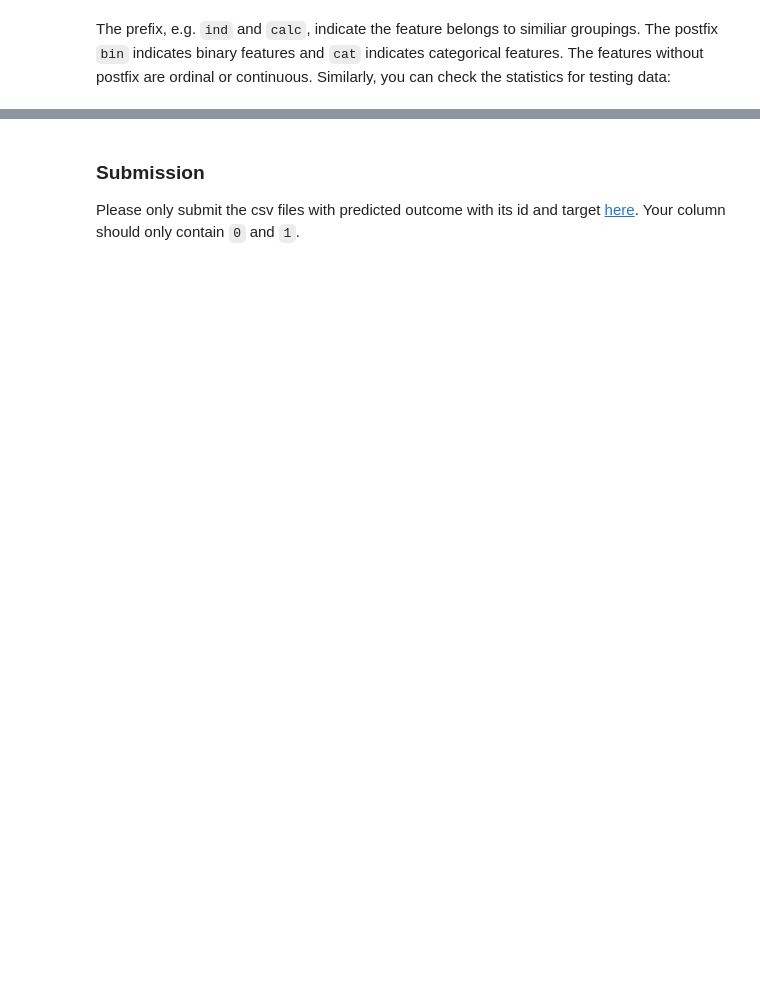
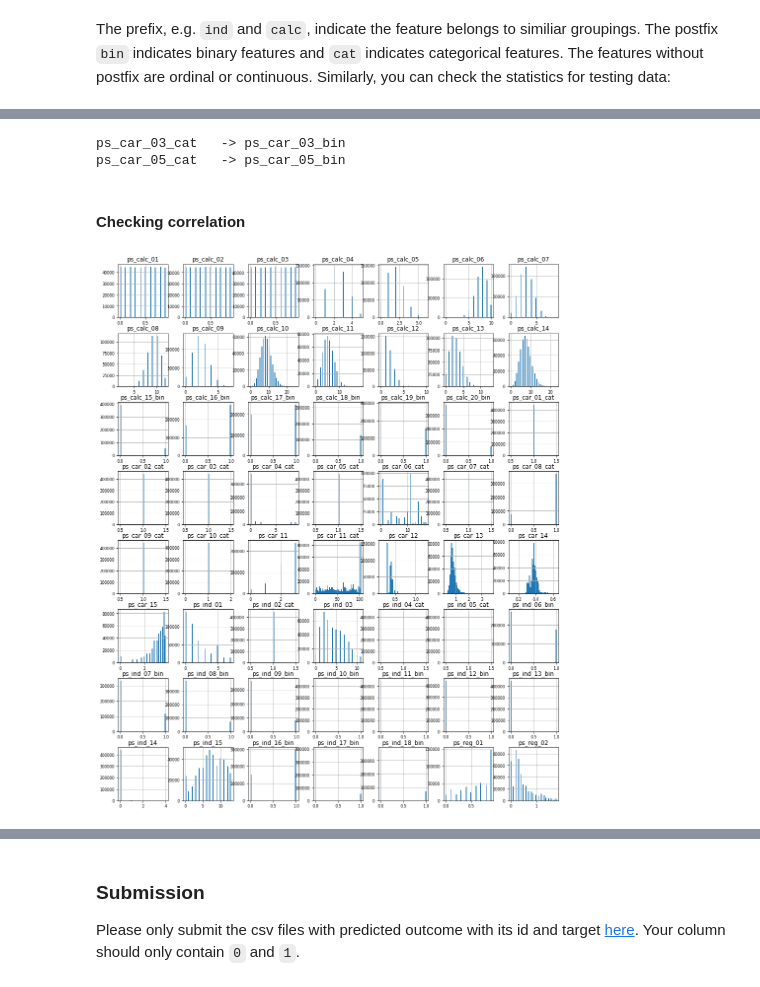
Before and after one commit to dankunis/ML2020UIBK, a Jupyter notebook: Project_ML2020.ipynb, the cells around one changed output, grey strips where cells are left out. Cells and saved outputs as stored; diff of their text form; code cells hidden in the pictures; blank space fills up the shorter version.

```diff
--- a/Project_ML2020.ipynb
+++ b/Project_ML2020.ipynb
@@ -32,10 +32,10 @@ In order to take a look at the data, you can use the `describe()` method. As you
 # %%
 # Quick load dataset and check
 import pandas as pd
-import os
+import os, sys
 running_local = True if os.getenv('JUPYTERHUB_USER') is None else False
-os.listdir('/data')
-if ~running_local:
+if not running_local:
     path = "/data/final-project-dataset/"
 else:
-    path = "./"
+    path = "./data/"
+    !{sys.executable} -m pip install -r requirements.txt
@@ -42,5 +61,5 @@ else:
 # %%
-filename = path + "train_set.csv"
+filename = os.path.join(path, "train_set.csv")
 data_train = pd.read_csv(filename)
 filename = path + "test_set.csv"
 data_test = pd.read_csv(filename)
@@ -123,0 +104,8 @@ Think about what the proper metric is to train your model and how you should  ch
+# %%
+# view the missing columns
+missing_col = {}
+for col in data_train.columns:
+    counter = len(data_train[data_train[col] == -1])
+    if counter > 0:
+        missing_col[col] = counter / len(data_train) * 100
+        print('{}\t{:.2f}'.format(col, missing_col[col]))
@@ -123,0 +140,19 @@ Think about what the proper metric is to train your model and how you should  ch
+# %%
+# drop missing columns that miss more than 10% (except cat columns)
+data_train.drop(columns=[col for col, val in missing_col.items() if val >= 10 and 'cat' not in col], inplace=True)
+
+# transform cat to bin and fill the rest with median values
+for col, val in missing_col.items():
+    if val >= 10:
+        if 'cat' not in col:
+            continue
+        data_train.loc[data_train[col] != -1, col] = 1
+        data_train[col].replace(-1, 0, inplace=True)
+        data_train.rename(columns={col: col.replace('cat', 'bin')}, inplace=True)
+        print('{}\t-> {}'.format(col, col.replace('cat', 'bin')))
+        continue
+    median = data_train[data_train[col] != -1][col].median()
+    data_train[col].replace(-1, median, inplace=True)
+# %% [output]
+ps_car_03_cat   -> ps_car_03_bin
+ps_car_05_cat   -> ps_car_05_bin
@@ -123,0 +166,2 @@ Think about what the proper metric is to train your model and how you should  ch
+# %% [markdown]
+#### Checking correlation
@@ -123,0 +174,5 @@ Think about what the proper metric is to train your model and how you should  ch
+# %%
+# numerical data distribution
+data_X.hist(figsize=(16, 20), bins=50, xlabelsize=8, ylabelsize=8);
+# %% [output]
+[figure, added]
```
Also changed, not shown: parts of 38 cells of this notebook, 4 other files.
